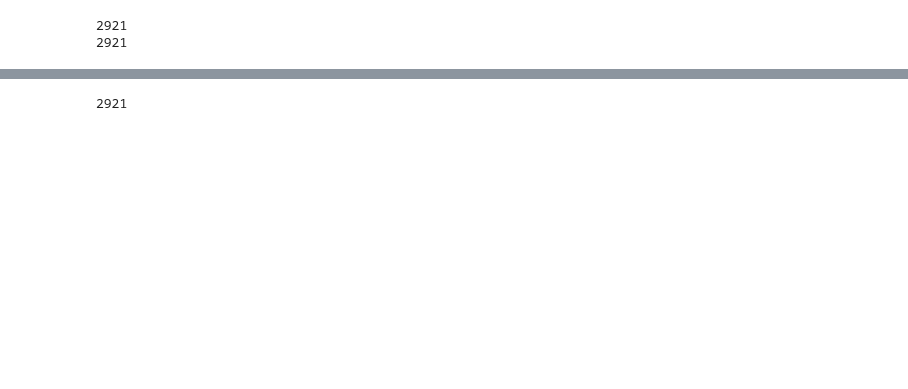
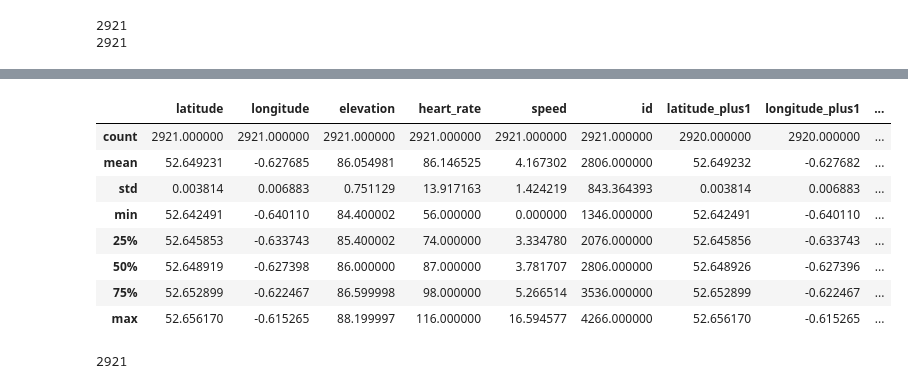
Before and after one commit to cd205/gps_sail_perf, a Jupyter notebook: EDA.ipynb, the cells around one changed output, grey strips where cells are left out. Saved outputs shown, nothing was run; the diff lists cells and outputs as text; code cells hidden in the pictures; blank space fills up the shorter version.

```diff
--- a/EDA.ipynb
+++ b/EDA.ipynb
@@ -312,3 +341,15 @@ plt.grid()
+# %%
+df.describe()
+# %% [output]
+|  | latitude | longitude | elevation | heart_rate | speed | id | latitude_plus1 | longitude_plus1 | ... |
+| count | 2921.000000 | 2921.000000 | 2921.000000 | 2921.000000 | 2921.000000 | 2921.000000 | 2920.000000 | 2920.000000 | ... |
+| mean | 52.649231 | -0.627685 | 86.054981 | 86.146525 | 4.167302 | 2806.000000 | 52.649232 | -0.627682 | ... |
+| std | 0.003814 | 0.006883 | 0.751129 | 13.917163 | 1.424219 | 843.364393 | 0.003814 | 0.006883 | ... |
+| min | 52.642491 | -0.640110 | 84.400002 | 56.000000 | 0.000000 | 1346.000000 | 52.642491 | -0.640110 | ... |
+| 25% | 52.645853 | -0.633743 | 85.400002 | 74.000000 | 3.334780 | 2076.000000 | 52.645856 | -0.633743 | ... |
+| 50% | 52.648919 | -0.627398 | 86.000000 | 87.000000 | 3.781707 | 2806.000000 | 52.648926 | -0.627396 | ... |
+| 75% | 52.652899 | -0.622467 | 86.599998 | 98.000000 | 5.266514 | 3536.000000 | 52.652899 | -0.622467 | ... |
+| max | 52.656170 | -0.615265 | 88.199997 | 116.000000 | 16.594577 | 4266.000000 | 52.656170 | -0.615265 | ... |
 # %%
 df.to_csv('df.csv')
 # %%
```
Also changed, not shown: parts of 8 cells of this notebook.
